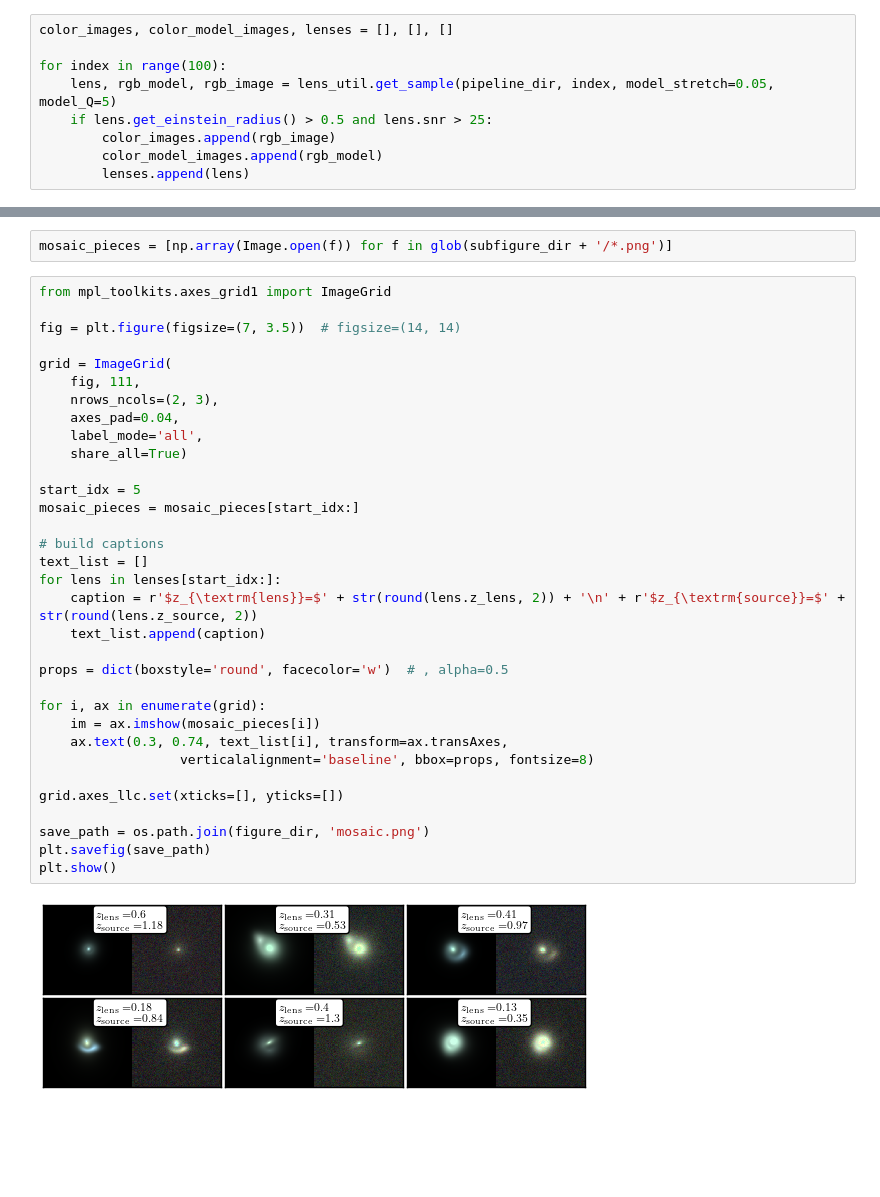
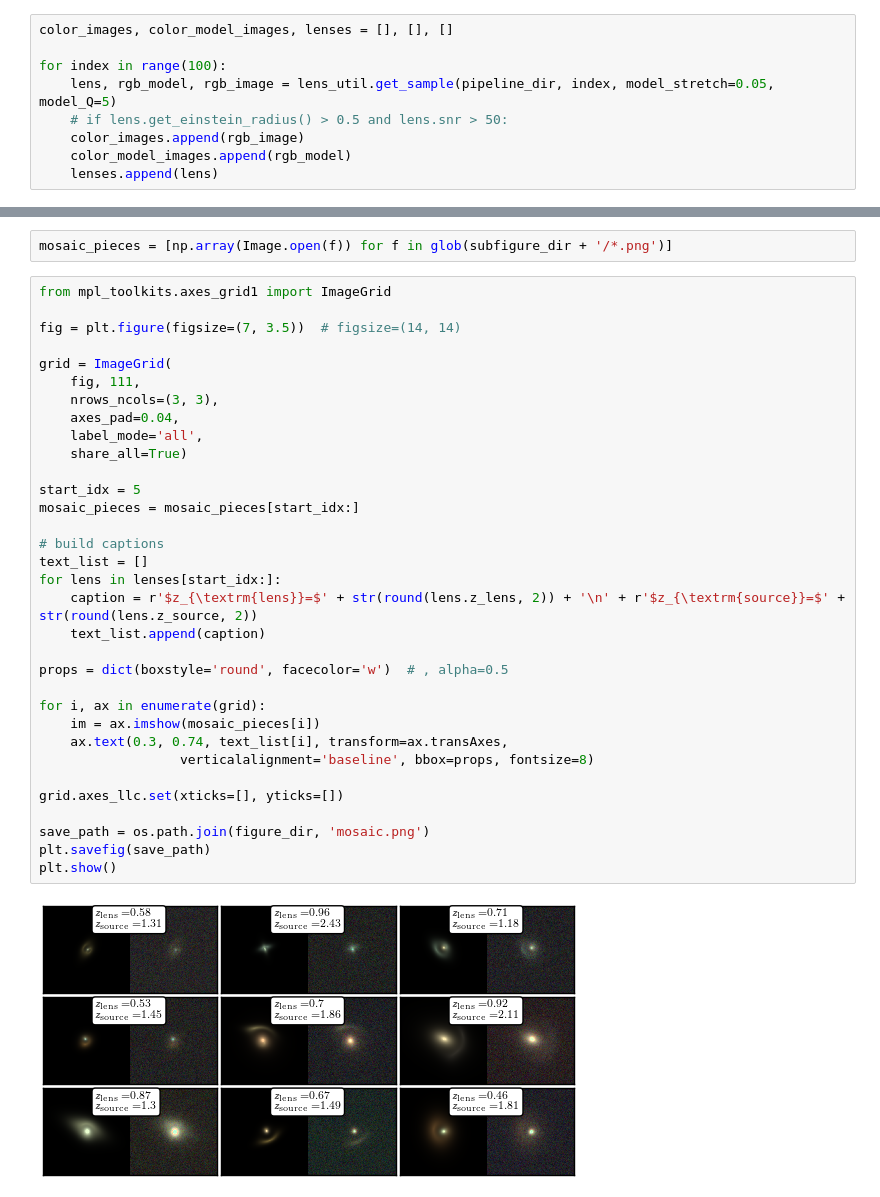
Before and after one commit to AstroMusers/mejiro, a Jupyter notebook: paper/figure_notebooks/mosaic.ipynb, the cells around one changed output, grey strips where cells are left out. Cells and saved outputs as stored; diff of their text form; blank space fills up the shorter version.

Commit message:
update mosaic figure (and fix synth image colors)

```diff
--- a/paper/figure_notebooks/mosaic.ipynb
+++ b/paper/figure_notebooks/mosaic.ipynb
@@ -49,10 +44,10 @@ color_images, color_model_images, lenses = [], [], []
 
 for index in range(100):
     lens, rgb_model, rgb_image = lens_util.get_sample(pipeline_dir, index, model_stretch=0.05, model_Q=5)
-    if lens.get_einstein_radius() > 0.5 and lens.snr > 25:
-        color_images.append(rgb_image)
-        color_model_images.append(rgb_model)
-        lenses.append(lens)
+    # if lens.get_einstein_radius() > 0.5 and lens.snr > 50:
+    color_images.append(rgb_image)
+    color_model_images.append(rgb_model)
+    lenses.append(lens)
 # %%
 subfigure_dir = os.path.join(config.machine.data_dir, 'figures', 'mosaic_pieces')
 util.create_directory_if_not_exists(subfigure_dir)
@@ -81,32 +76,32 @@ from mpl_toolkits.axes_grid1 import ImageGrid
 fig = plt.figure(figsize=(7, 3.5))  # figsize=(14, 14)
 
 grid = ImageGrid(
     fig, 111,
-    nrows_ncols=(2, 3),
+    nrows_ncols=(3, 3),
     axes_pad=0.04,
     label_mode='all',
     share_all=True)
 
 start_idx = 5
 mosaic_pieces = mosaic_pieces[start_idx:]
 
 # build captions
 text_list = []
 for lens in lenses[start_idx:]:
     caption = r'$z_{\textrm{lens}}=$' + str(round(lens.z_lens, 2)) + '\n' + r'$z_{\textrm{source}}=$' + str(round(lens.z_source, 2))
     text_list.append(caption)
 
 props = dict(boxstyle='round', facecolor='w')  # , alpha=0.5
 
 for i, ax in enumerate(grid):
     im = ax.imshow(mosaic_pieces[i])
     ax.text(0.3, 0.74, text_list[i], transform=ax.transAxes,
                   verticalalignment='baseline', bbox=props, fontsize=8)
 
 grid.axes_llc.set(xticks=[], yticks=[])
 
 save_path = os.path.join(figure_dir, 'mosaic.png')
 plt.savefig(save_path)
 plt.show()
 # %% [output]
-[figure, old version]
+[figure, new version]
```
Also changed, not shown: parts of 2 cells of this notebook, 2 other files.
